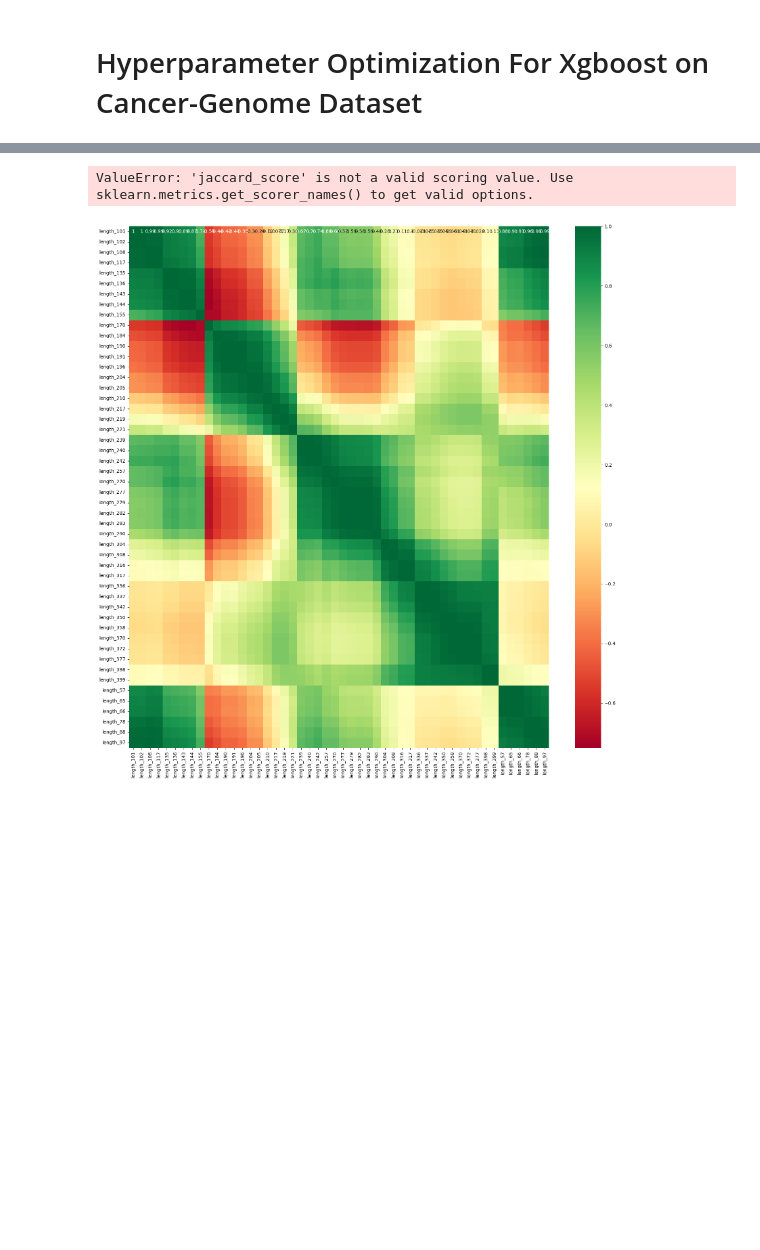
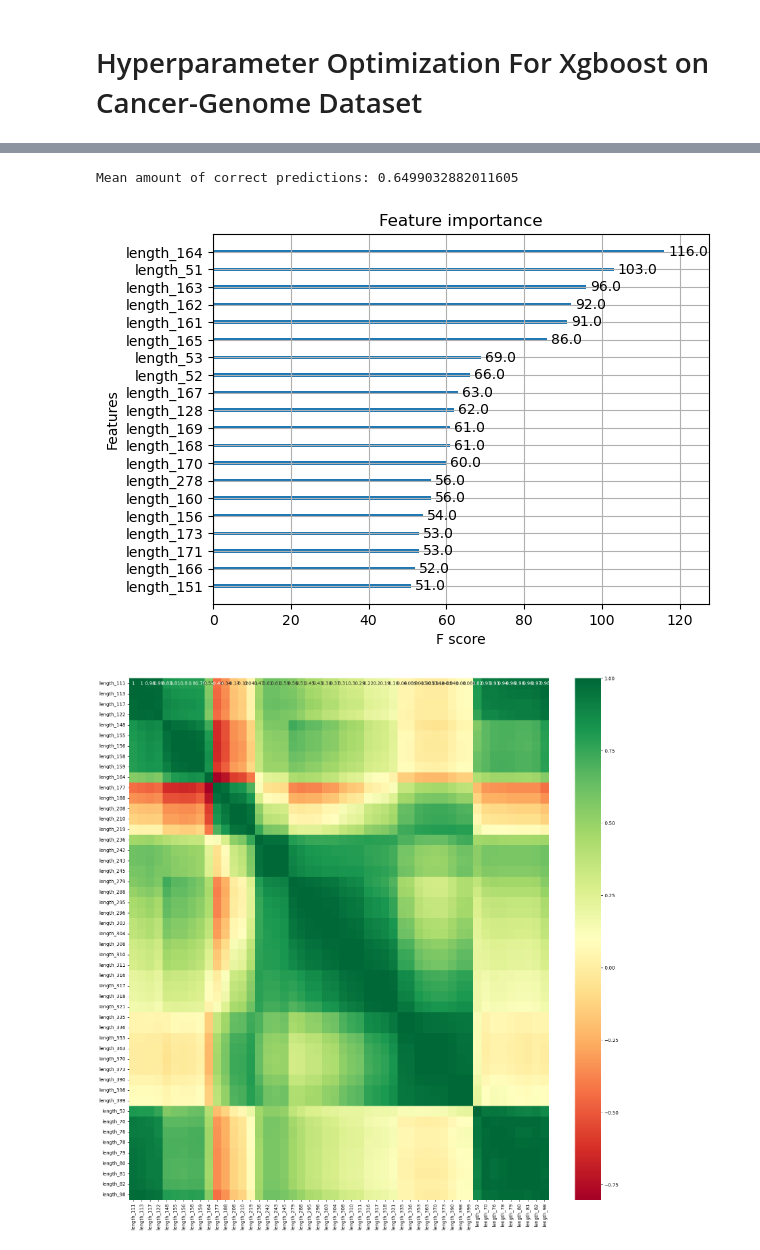
Before and after one commit to lauritswl/IT1244_Cancer_Detection, a Jupyter notebook: main.ipynb, the cells around one changed output, grey strips where cells are left out. Cells and saved outputs as stored; diff of their text form; code cells hidden in the pictures; blank space fills up the shorter version.

```diff
--- a/main.ipynb
+++ b/main.ipynb
@@ -3,19 +3,21 @@
 # %%
 from sklearn.model_selection import train_test_split, RandomizedSearchCV
 from sklearn.preprocessing import LabelEncoder
-from xgboost import XGBClassifier
 from scipy.stats import randint
+import matplotlib.pyplot as plt
+import sklearn
+import xgboost as xgb
 import pandas as pd
+import numpy as np
 
 # Step 1: Read the dataset:
-Train = pd.read_csv('Original_data/Test_Set.csv')
+Train = pd.read_csv('Original_data/Train_Set.csv')
 Test = pd.read_csv("Original_data/Test_Set.csv")
 X_train = Train.iloc[:,0:-1]
 X_test = Test.iloc[:,0:-1]
 y_train = Train.iloc[:,-1]
 le = LabelEncoder().fit(y = y_train)
 y_train = le.transform(y_train)
-
 y_test = Test.iloc[:,-1]
 
 # Step 2: Define parameter grid for Hyperparameter optimization:
@@ -28,19 +30,21 @@ parameters={
 }
 
 # Step 3: Instantiate XGBoost Classifier
-xgb = XGBClassifier(
+model = xgb.XGBClassifier(
  min_child_weight=1,
- gamma=0,
  subsample=0.8,
  colsample_bytree=0.8,
  objective= 'multi: softmax',
  num_class = 5,
- scale_pos_weight=1,
  seed=27)
 
 # Step 4: Instantiate RandomizedSearchCV
-random_search = RandomizedSearchCV(xgb, param_distributions=parameters, n_iter=50, cv=5,scoring='jaccard_score', random_state=42)
+random_search = RandomizedSearchCV(model, param_distributions=parameters, n_iter=20, cv=5,scoring='roc_auc_ovr', random_state=42)
 # %%
 # Step 5: Fit the model
-xgb.fit(X_train, y_train)
+model.fit(X_train, y_train)
+predictions = model.predict(X_test)
+predictions=le.inverse_transform(predictions)
+Test['Predictions'] = predictions
+Test[1:5]
 # %% [output]
@@ -61,15 +57,13 @@ XGBClassifier(base_score=None, booster=None, callbacks=None,
-# %%
-random_search.fit(X_train, y_train)
-
-
-
-# Step 6: Evaluate the model
-best_model = random_search.best_estimator_
-accuracy = best_model.score(X_test, y_test)
-print("Accuracy:", accuracy)
-print("Best Parameters:", random_search.best_params_)
-# %% [output]
-ValueError: 'jaccard_score' is not a valid scoring value. Use sklearn.metrics.get_scorer_names() to get valid options.
+# %%
+Test['Correct_prediction'] = Test['class_label'] == Test['Predictions']
+print(f"Mean amount of correct predictions: {Test['Correct_prediction'].mean()}")
+# %% [output]
+Mean amount of correct predictions: 0.6499032882011605
+# %%
+xgb.plot_importance(model,max_num_features=20)
+plt.show()
+# %% [output]
+[figure, added]
 # %%
 ## Correlation
 import seaborn as sns
@@ -83,4 +77,4 @@ plt.figure(figsize=(20,20))
 #plot heat map
 g=sns.heatmap(Train[top_corr_features].corr(),annot=True,cmap="RdYlGn")
 # %% [output]
-[figure, old version]
+[figure, new version]
```
Also changed, not shown: parts of 6 cells of this notebook, 1 other file.
